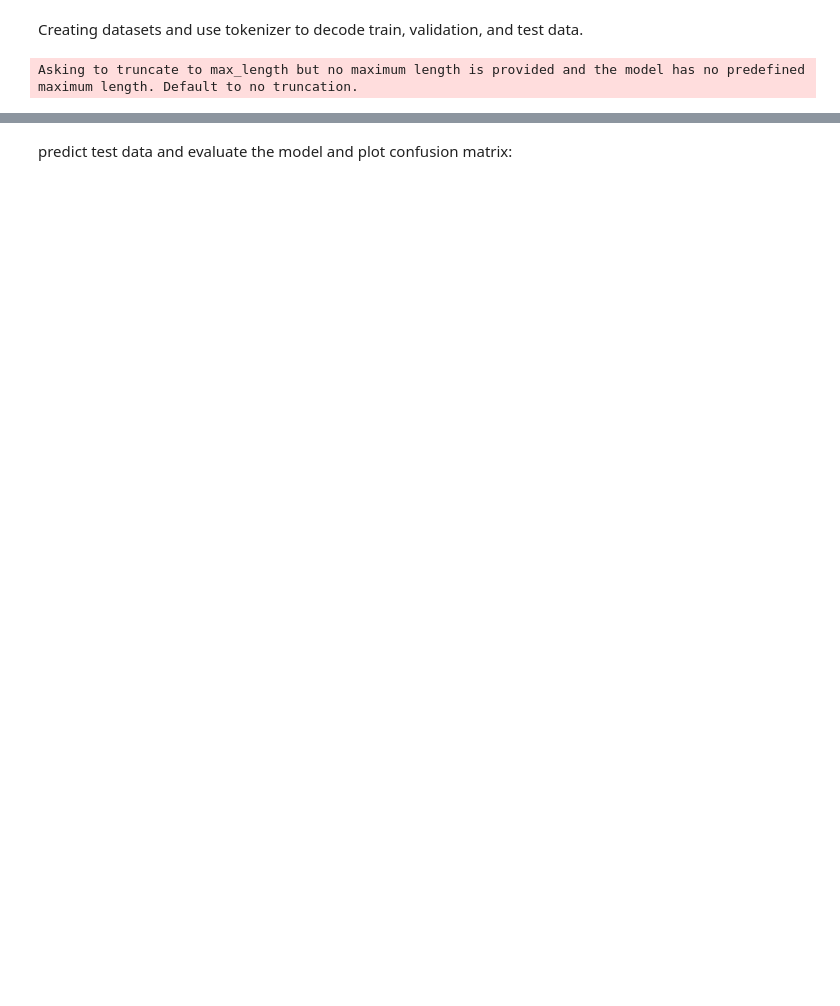
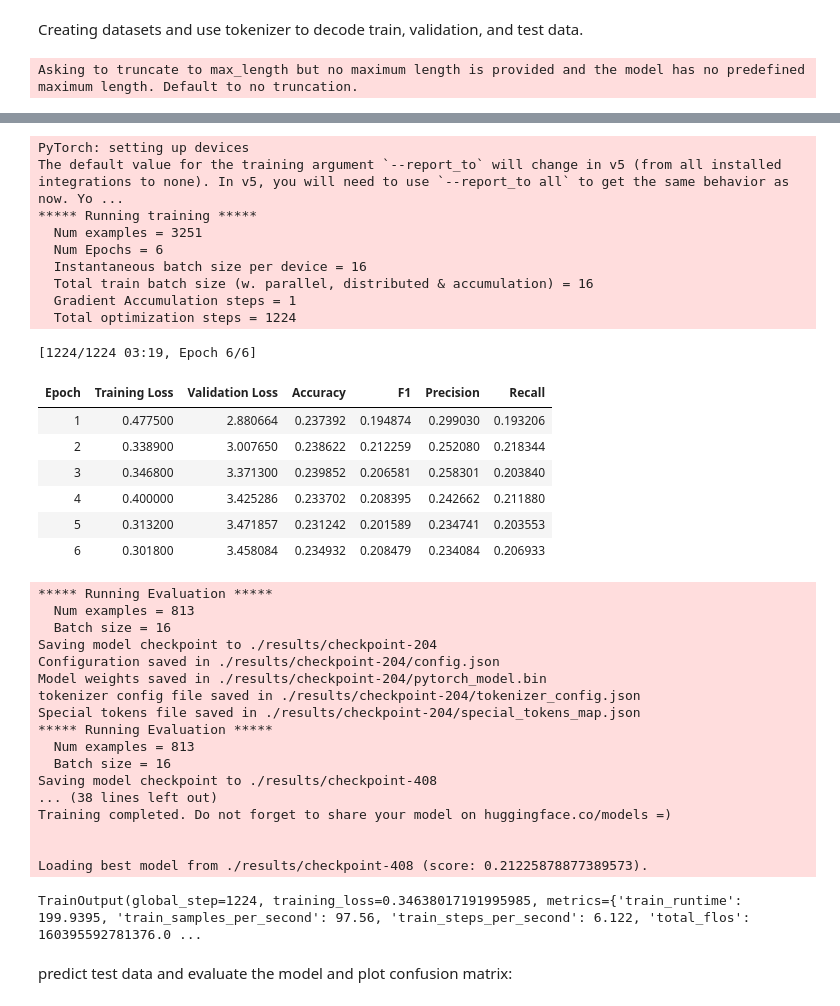
Before and after one commit to tandalalam/saadi-retreival, a Jupyter notebook: Saadi_Retrieval.ipynb, the cells around one changed output, grey strips where cells are left out. Saved outputs shown, nothing was run; the diff lists cells and outputs as text; code cells hidden in the pictures; blank space fills up the shorter version.

```diff
--- a/Saadi_Retrieval.ipynb
+++ b/Saadi_Retrieval.ipynb
@@ -1062,3 +1231,69 @@ TrainOutput(global_step=780, training_loss=0.6129756361055069, metrics={'train_r
+# %%
+from transformers import DistilBertForSequenceClassification, Trainer, TrainingArguments
+
+training_args = TrainingArguments(
+    output_dir='./results',
+    num_train_epochs = 6,
+    evaluation_strategy='epoch',
+    save_strategy='epoch',
+    learning_rate=1e-5,
+    per_device_train_batch_size=16,
+    per_device_eval_batch_size=16,
+    weight_decay=0.01,
+    logging_dir='./logs',
+    logging_steps=10,
+    warmup_steps=32,
+    load_best_model_at_end=True,
+    metric_for_best_model='f1'
+)
+
+trainer = CustomTrainer(
+    model=classification_model,
+    args=training_args,
+    compute_metrics=compute_metrics,
+    train_dataset=train_dataset,
+    eval_dataset=test_dataset,
+    tokenizer=tokenizer,
+    data_collator=data_collator
+)
+
+trainer.train()
+# %% [output]
+PyTorch: setting up devices
+The default value for the training argument `--report_to` will change in v5 (from all installed integrations to none). In v5, you will need to use `--report_to all` to get the same behavior as now. Yo ...
+***** Running training *****
+  Num examples = 3251
+  Num Epochs = 6
+  Instantaneous batch size per device = 16
+  Total train batch size (w. parallel, distributed & accumulation) = 16
+  Gradient Accumulation steps = 1
+  Total optimization steps = 1224
+[1224/1224 03:19, Epoch 6/6]
+| Epoch | Training Loss | Validation Loss | Accuracy | F1 | Precision | Recall |
+| 1 | 0.477500 | 2.880664 | 0.237392 | 0.194874 | 0.299030 | 0.193206 |
+| 2 | 0.338900 | 3.007650 | 0.238622 | 0.212259 | 0.252080 | 0.218344 |
+| 3 | 0.346800 | 3.371300 | 0.239852 | 0.206581 | 0.258301 | 0.203840 |
+| 4 | 0.400000 | 3.425286 | 0.233702 | 0.208395 | 0.242662 | 0.211880 |
+| 5 | 0.313200 | 3.471857 | 0.231242 | 0.201589 | 0.234741 | 0.203553 |
+| 6 | 0.301800 | 3.458084 | 0.234932 | 0.208479 | 0.234084 | 0.206933 |
+***** Running Evaluation *****
+  Num examples = 813
+  Batch size = 16
+Saving model checkpoint to ./results/checkpoint-204
+Configuration saved in ./results/checkpoint-204/config.json
+Model weights saved in ./results/checkpoint-204/pytorch_model.bin
+tokenizer config file saved in ./results/checkpoint-204/tokenizer_config.json
+Special tokens file saved in ./results/checkpoint-204/special_tokens_map.json
+***** Running Evaluation *****
+  Num examples = 813
+  Batch size = 16
+Saving model checkpoint to ./results/checkpoint-408
+... (38 lines left out)
+Training completed. Do not forget to share your model on huggingface.co/models =)
+
+
+Loading best model from ./results/checkpoint-408 (score: 0.21225878877389573).
+TrainOutput(global_step=1224, training_loss=0.34638017191995985, metrics={'train_runtime': 199.9395, 'train_samples_per_second': 97.56, 'train_steps_per_second': 6.122, 'total_flos': 160395592781376.0 ...
 # %% [markdown]
 predict test data and evaluate the model and plot confusion matrix:
 # %%
```
Also changed, not shown: parts of 50 cells of this notebook.
